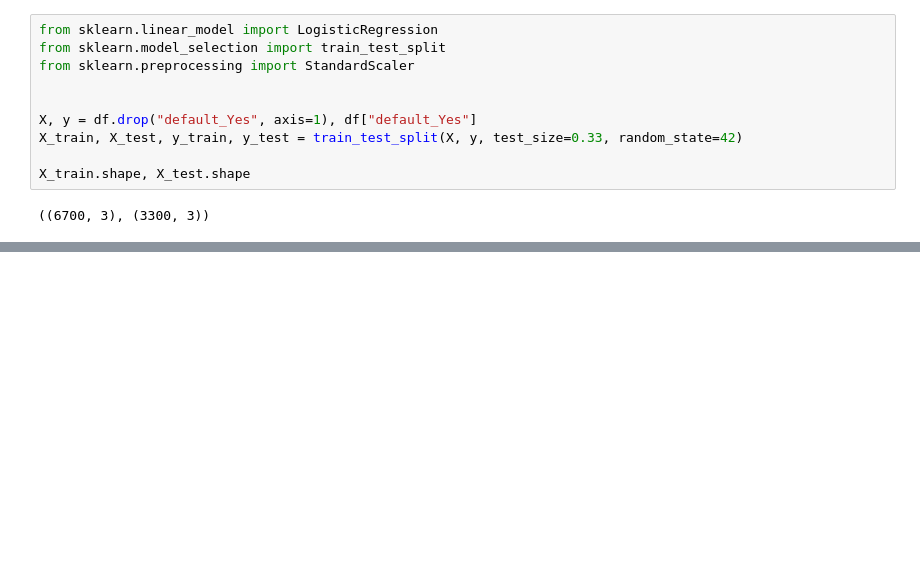
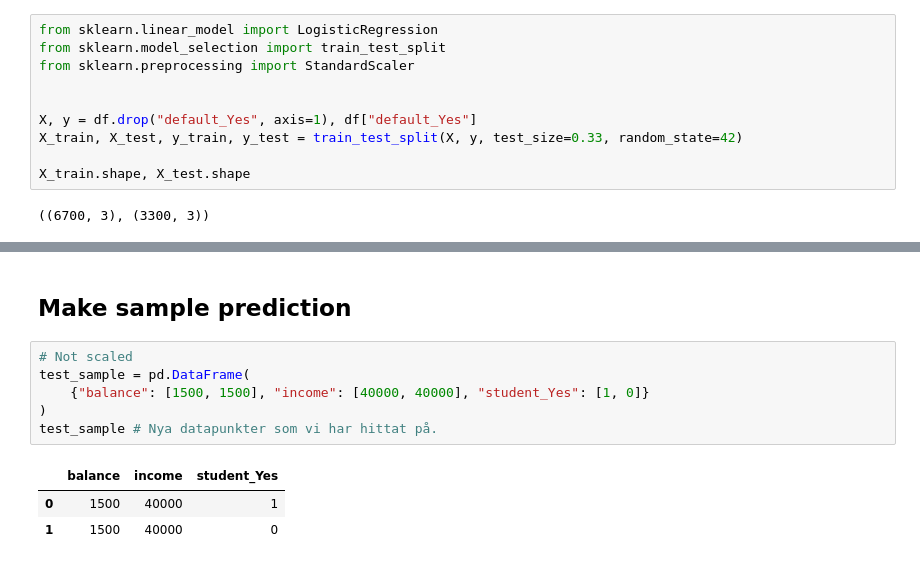
Before and after one commit to JoelOscarsson/Machine-Learning, a Jupyter notebook: Code-Alongs/L5-Logistic-Regression.ipynb, the cells around one changed output, grey strips where cells are left out. Drawn from its saved outputs; the diff is of its cells as text; blank space fills up the shorter version.

```diff
--- a/Code-Alongs/L5-Logistic-Regression.ipynb
+++ b/Code-Alongs/L5-Logistic-Regression.ipynb
@@ -110,0 +162,12 @@ X_train.shape, X_test.shape
+# %% [markdown]
+## Make sample prediction
+# %%
+# Not scaled
+test_sample = pd.DataFrame(
+    {"balance": [1500, 1500], "income": [40000, 40000], "student_Yes": [1, 0]}
+)
+test_sample # Nya datapunkter som vi har hittat på.
+# %% [output]
+|  | balance | income | student_Yes |
+| 0 | 1500 | 40000 | 1 |
+| 1 | 1500 | 40000 | 0 |
```
Also changed, not shown: parts of 18 cells of this notebook.
